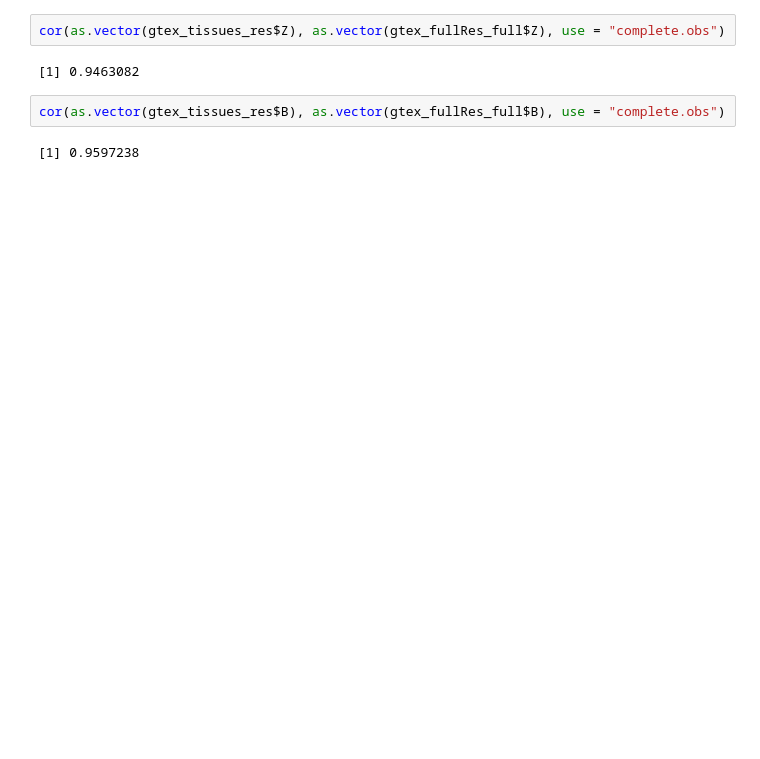
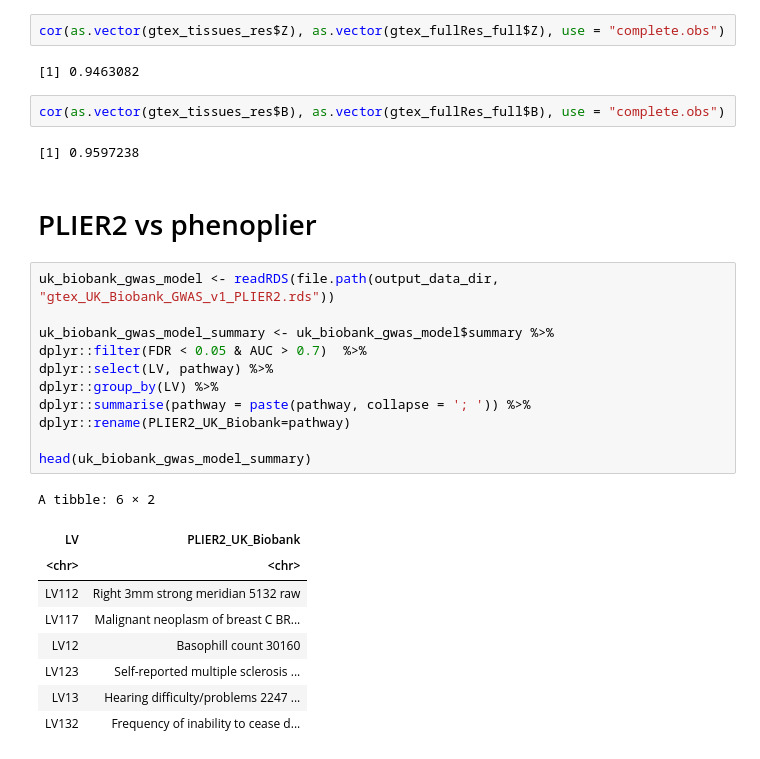
Before and after one commit to pivlab/plier2-analyses, a Jupyter notebook: nbs/01_model_building/gtex/02_gtex_priors analyses.ipynb, the cells around one changed output. Saved outputs shown, nothing was run; the diff lists cells and outputs as text; blank space fills up the shorter version.

```diff
--- a/nbs/01_model_building/gtex/02_gtex_priors analyses.ipynb
+++ b/nbs/01_model_building/gtex/02_gtex_priors analyses.ipynb
@@ -212,3 +212,26 @@ cor(as.vector(gtex_tissues_res$Z), as.vector(gtex_fullRes_full$Z), use = "comple
 cor(as.vector(gtex_tissues_res$B), as.vector(gtex_fullRes_full$B), use = "complete.obs")
 # %% [output]
 [1] 0.9597238
+# %% [markdown]
+# PLIER2 vs phenoplier
+# %%
+uk_biobank_gwas_model <- readRDS(file.path(output_data_dir, "gtex_UK_Biobank_GWAS_v1_PLIER2.rds"))
+
+uk_biobank_gwas_model_summary <- uk_biobank_gwas_model$summary %>%
+dplyr::filter(FDR < 0.05 & AUC > 0.7)  %>%
+dplyr::select(LV, pathway) %>%
+dplyr::group_by(LV) %>%
+dplyr::summarise(pathway = paste(pathway, collapse = '; ')) %>%
+dplyr::rename(PLIER2_UK_Biobank=pathway)
+
+head(uk_biobank_gwas_model_summary)
+# %% [output]
+A tibble: 6 × 2
+| LV | PLIER2_UK_Biobank |
+| <chr> | <chr> |
+| LV112 | Right 3mm strong meridian 5132 raw |
+| LV117 | Malignant neoplasm of breast C BR... |
+| LV12 | Basophill count 30160 |
+| LV123 | Self-reported multiple sclerosis ... |
+| LV13 | Hearing difficulty/problems 2247 ... |
+| LV132 | Frequency of inability to cease d... |
```
Also changed, not shown: parts of 5 cells of this notebook, 12 other files.
